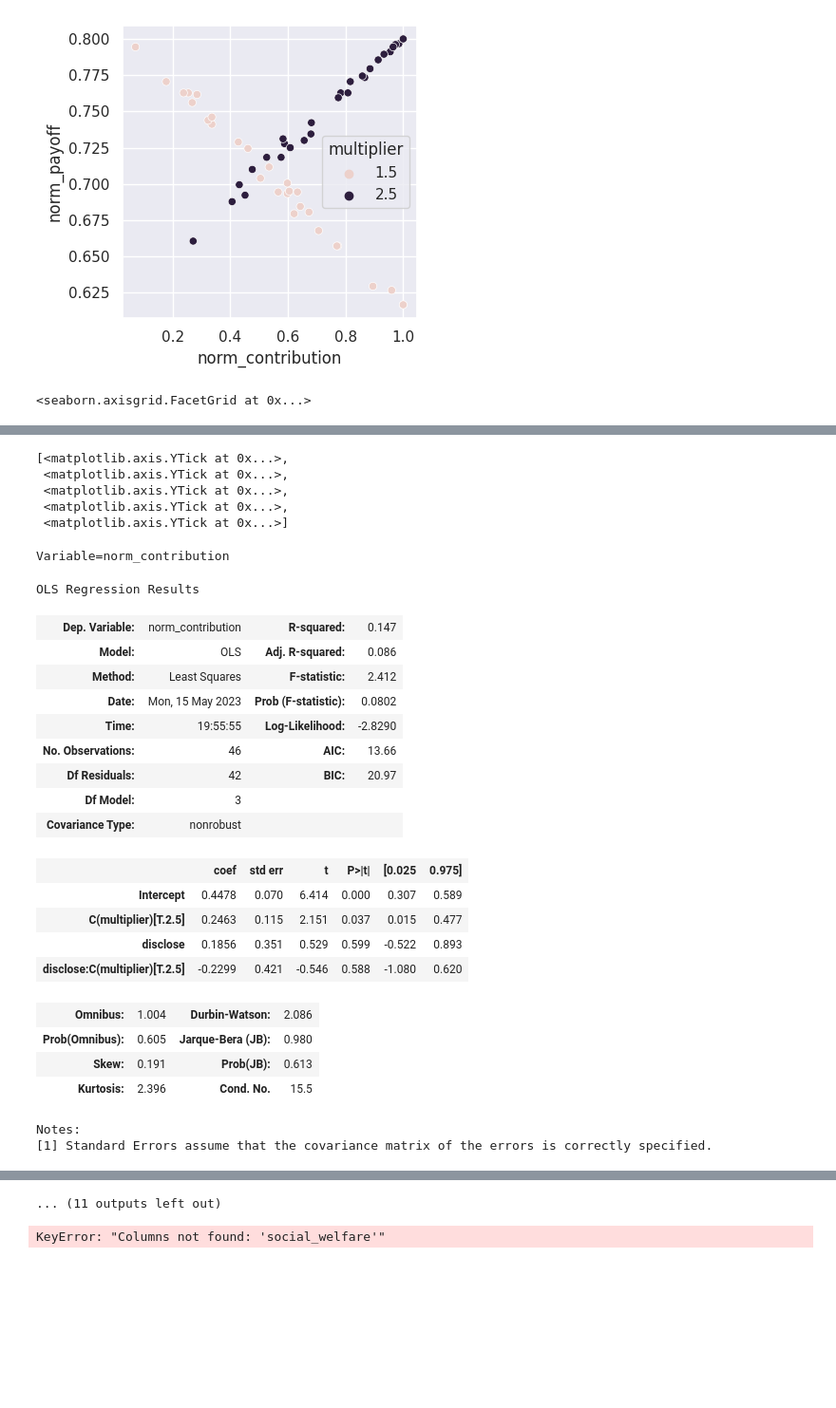
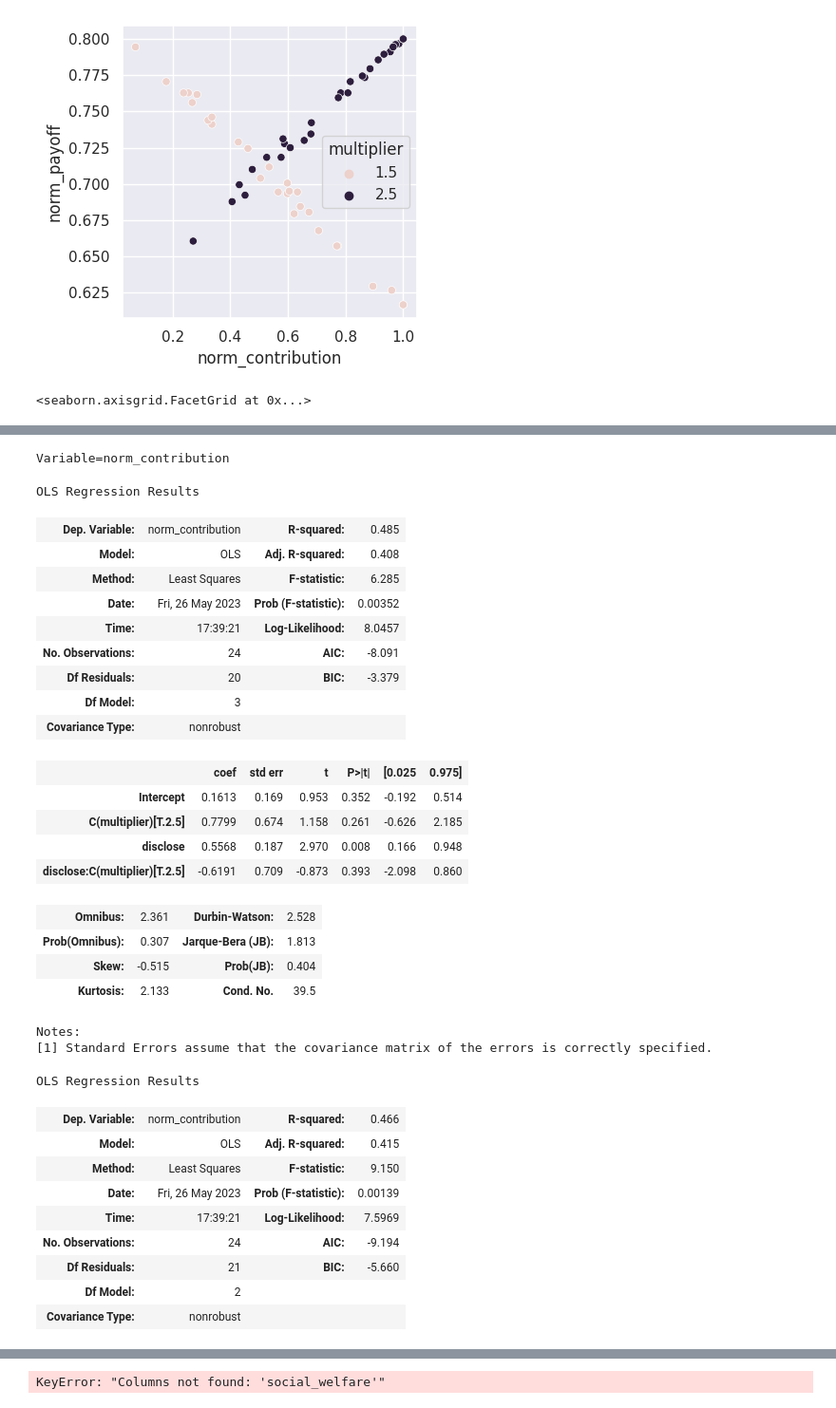
Before and after one commit to bsgarcia/CovidGoodGameAnalysis, a Jupyter notebook: analysis_single.ipynb, the cells around one changed output, grey strips where cells are left out. Shown at 95% size. Drawn from its saved outputs; the diff is of its cells as text; code cells hidden in the pictures; blank space fills up the shorter version.

```diff
--- a/analysis_single.ipynb
+++ b/analysis_single.ipynb
@@ -235,15 +235,20 @@ for i, d in enumerate(dfs):
    dfs[i] = add_norm_contribution(df=dfs[i].copy(), cost= 2 if i in [2, 4] else 0)
    dfs[i] = normalize_payoff(dfs[i].copy(), with_group= i not in [3, 4], cost=2 if i in [2, 4] else 0)
    dfs[i] = correct_norm_payoff(dfs[i].copy(), None)
+   dfs[i] = dfs[i][dfs[i].round_number>3].copy()
 
-   dfs[i] = dfs[i][dfs[i].round_number>3].copy()
    dfs[i]['exp'] = i
 
    if i in [0, 1, 2]:
+
+      dfs[i] = dfs[i][dfs[i].disclose!=-1].copy()
+
+      # dfs[i], count = remove_incomplete_sub(
+      #   df=dfs[i].copy(), n=63 if i in [3, 4] else 60)
       # TODO: do something about this!!!!
       # TODO: CHECK IF THIS IS CORRECT
-      dfs[i] = dfs[i][dfs[i].disclose!=-1].copy()
-      dfs[i] = remove_bots(dfs[i].copy(), threshold=0.25)
+      # dfs[i] = dfs[i][dfs[i].round_number<33].copy()
+      dfs[i] = remove_bots(dfs[i].copy(), threshold=0.2)
 
    print(f'Exp {i}', f'N={count}', f'filename={exp[i]}')
 
@@ -500,27 +540,28 @@ sns.scatterplot(x='norm_contribution', y='norm_payoff', hue='multiplier', data=x
 selected_exp = 4
 df = dfs[selected_exp].copy()
 # %%
-selected_exp = 4
+selected_exp = 1
 df = dfs[selected_exp].copy()
 sns.set(rc={'figure.figsize':(3.75, 3)})
 sns.set_style('ticks')
 sns.set_palette('Set2')
 
-vd = 'norm_payoff'
+vd = 'norm_contribution'
 x = df.groupby(['prolific_id', 'multiplier'], as_index=False)[['disclose', 'norm_contribution', 'norm_payoff', 'payoff']].mean()
 sns.lmplot(
    x='disclose', hue='multiplier',
    y=vd,  data=x, scatter_kws={'clip_on': False, 'zorder': 10,
     'edgecolor': 'white', 'lw': .5, 's': 30}, aspect=3.75/3, height=3)
-# plt.ylim(0,1)
+plt.ylim(0,1)
 # sns.despine(bottom=True)
 plt.ylabel('payoff')
 plt.xlabel('p(disclose)')
 
-plt.ylim(df2.norm_payoff.min(), df2.norm_payoff.max())
-ax = plt.gca()
-ax.set_yticks([.6, .65, .7, .75, .8])
-sns.despine(trim=True)
+# for payoff
+# plt.ylim(df2.norm_payoff.min(), df2.norm_payoff.max())
+# ax = plt.gca()
+# ax.set_yticks([.6, .65, .7, .75, .8])
+# sns.despine(trim=True)
 
 # plt.tight_layout()
 # sns.despine(right=True, top=True, trim=True)
@@ -562,27 +603,32 @@ Text(0.5, 101.99999999999999, 'p(disclose)')
-[<matplotlib.axis.YTick at 0x...>,
- <matplotlib.axis.YTick at 0x...>,
- <matplotlib.axis.YTick at 0x...>,
- <matplotlib.axis.YTick at 0x...>,
- <matplotlib.axis.YTick at 0x...>]
+Variable=norm_contribution
-Variable=norm_contribution
+OLS Regression Results
-OLS Regression Results
-| Dep. Variable: | norm_contribution | R-squared: | 0.147 |
-| Model: | OLS | Adj. R-squared: | 0.086 |
-| Method: | Least Squares | F-statistic: | 2.412 |
-| Date: | Mon, 15 May 2023 | Prob (F-statistic): | 0.0802 |
-| Time: | 19:55:55 | Log-Likelihood: | -2.8290 |
-| No. Observations: | 46 | AIC: | 13.66 |
-| Df Residuals: | 42 | BIC: | 20.97 |
+| Dep. Variable: | norm_contribution | R-squared: | 0.485 |
+| Model: | OLS | Adj. R-squared: | 0.408 |
+| Method: | Least Squares | F-statistic: | 6.285 |
+| Date: | Fri, 26 May 2023 | Prob (F-statistic): | 0.00352 |
+| Time: | 17:39:21 | Log-Likelihood: | 8.0457 |
+| No. Observations: | 24 | AIC: | -8.091 |
+| Df Residuals: | 20 | BIC: | -3.379 |
 | Df Model: | 3 |  |  |
 | Covariance Type: | nonrobust |  |  |
 |  | coef | std err | t | P>|t| | [0.025 | 0.975] |
-| Intercept | 0.4478 | 0.070 | 6.414 | 0.000 | 0.307 | 0.589 |
-| C(multiplier)[T.2.5] | 0.2463 | 0.115 | 2.151 | 0.037 | 0.015 | 0.477 |
-| disclose | 0.1856 | 0.351 | 0.529 | 0.599 | -0.522 | 0.893 |
-| disclose:C(multiplier)[T.2.5] | -0.2299 | 0.421 | -0.546 | 0.588 | -1.080 | 0.620 |
+| Intercept | 0.1613 | 0.169 | 0.953 | 0.352 | -0.192 | 0.514 |
+| C(multiplier)[T.2.5] | 0.7799 | 0.674 | 1.158 | 0.261 | -0.626 | 2.185 |
+| disclose | 0.5568 | 0.187 | 2.970 | 0.008 | 0.166 | 0.948 |
+| disclose:C(multiplier)[T.2.5] | -0.6191 | 0.709 | -0.873 | 0.393 | -2.098 | 0.860 |
-| Omnibus: | 1.004 | Durbin-Watson: | 2.086 |
-| Prob(Omnibus): | 0.605 | Jarque-Bera (JB): | 0.980 |
-| Skew: | 0.191 | Prob(JB): | 0.613 |
-| Kurtosis: | 2.396 | Cond. No. | 15.5 |
+| Omnibus: | 2.361 | Durbin-Watson: | 2.528 |
+| Prob(Omnibus): | 0.307 | Jarque-Bera (JB): | 1.813 |
+| Skew: | -0.515 | Prob(JB): | 0.404 |
+| Kurtosis: | 2.133 | Cond. No. | 39.5 |
+Notes:
+[1] Standard Errors assume that the covariance matrix of the errors is correctly specified.
-Notes:
-[1] Standard Errors assume that the covariance matrix of the errors is correctly specified.
+OLS Regression Results
+| Dep. Variable: | norm_contribution | R-squared: | 0.466 |
+| Model: | OLS | Adj. R-squared: | 0.415 |
+| Method: | Least Squares | F-statistic: | 9.150 |
+| Date: | Fri, 26 May 2023 | Prob (F-statistic): | 0.00139 |
+| Time: | 17:39:21 | Log-Likelihood: | 7.5969 |
+| No. Observations: | 24 | AIC: | -9.194 |
+| Df Residuals: | 21 | BIC: | -5.660 |
+| Df Model: | 2 |  |  |
+| Covariance Type: | nonrobust |  |  |
@@ -590,4 +636,3 @@ OLS Regression Results
-... (11 outputs left out)
 # %%
 selected_exp = 3
 df = dfs[selected_exp].copy()
```
Also changed, not shown: parts of 5 cells of this notebook, 6 other files.
